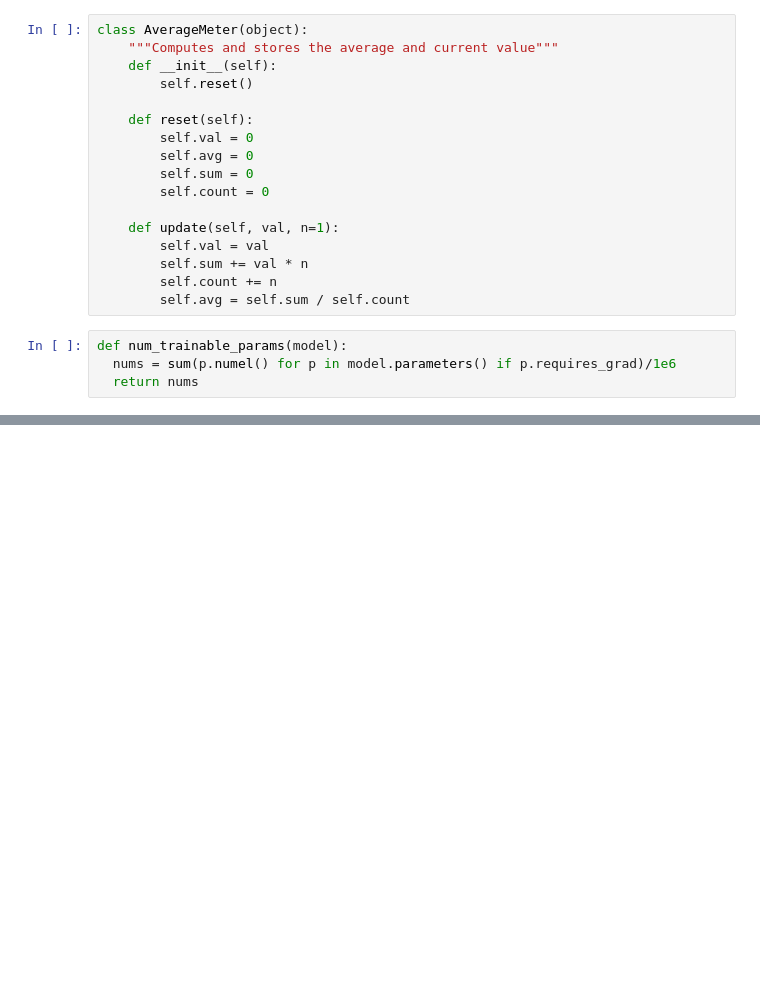
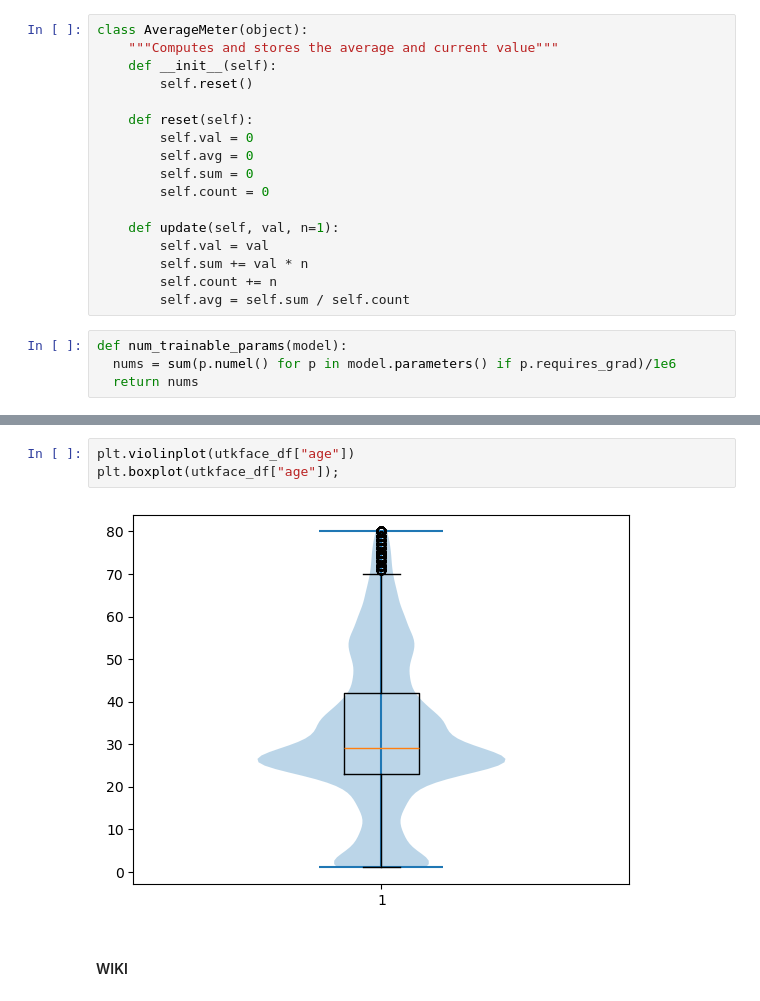
Before and after one commit to BehradFM/Age-estimation, a Jupyter notebook: age_estimation.ipynb, the cells around one changed output, grey strips where cells are left out. Drawn from its saved outputs; the diff is of its cells as text; blank space fills up the shorter version.

```diff
--- a/age_estimation.ipynb
+++ b/age_estimation.ipynb
@@ -67,0 +363,7 @@ def num_trainable_params(model):
+# %%
+plt.violinplot(utkface_df["age"])
+plt.boxplot(utkface_df["age"]);
+# %% [output]
+[figure, added]
+# %% [markdown]
+#### WIKI
```
Also changed, not shown: parts of 29 cells of this notebook, 2 other files.
